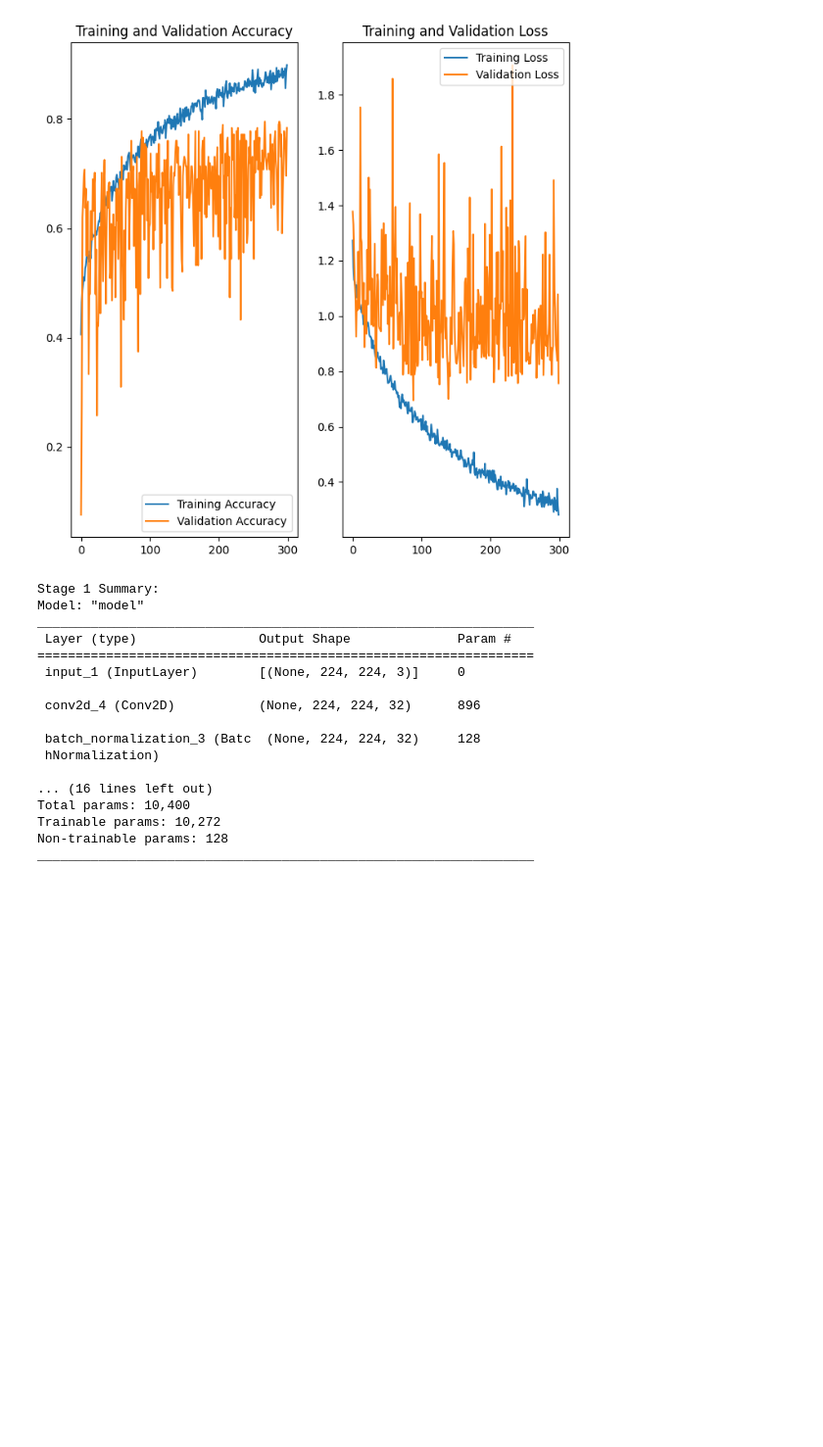
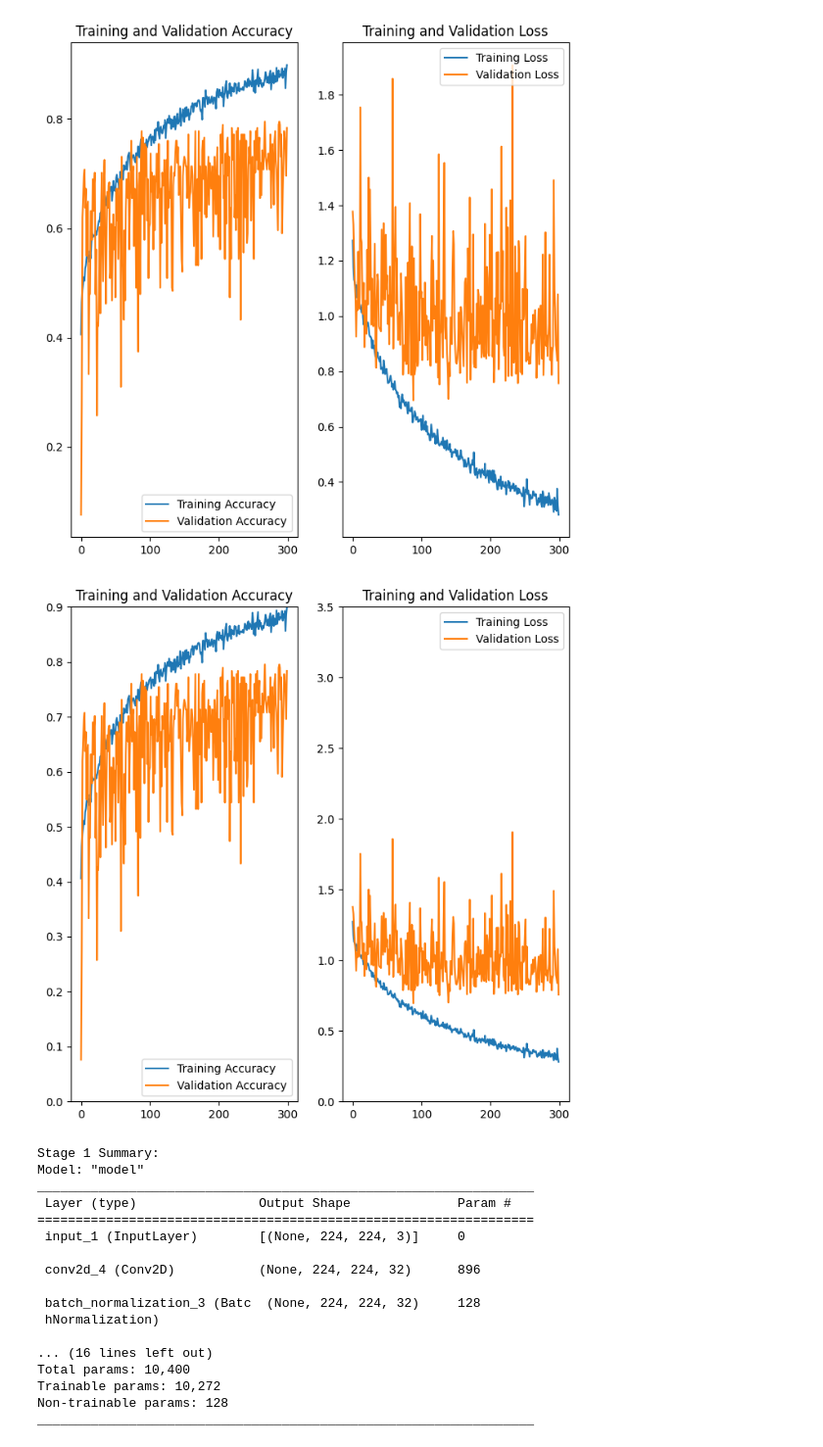
Before and after one commit to ghwjd/Lab, a Jupyter notebook: PeerJ_mem.ipynb, the cells around one changed output. Shown at 98% size. Saved outputs shown, nothing was run; the diff lists cells and outputs as text; code cells hidden in the pictures; blank space fills up the shorter version.

```diff
--- a/PeerJ_mem.ipynb
+++ b/PeerJ_mem.ipynb
@@ -281,14 +281,13 @@ with strategy.scope():
         channel_attention = Activation('sigmoid')(combined)
         return tf.keras.layers.multiply([x, channel_attention])
 
-    # Spatial Attention Module 정의 (수정)
+    # Spatial Attention Module 정의 -> 이게 성능이 더 좋음(논문대로 axis=3으로 하면 성능이 떨어짐)
     def spatial_attention(x):
-        avg_pool = tf.reduce_mean(x, axis=3, keepdims=True)
-        max_pool = tf.reduce_max(x, axis=3, keepdims=True)
-        combined = Concatenate(axis=3)([avg_pool, max_pool])
+        avg_pool = tf.reduce_mean(x, axis=-1, keepdims=True) #axis=3
+        max_pool = tf.reduce_max(x, axis=-1, keepdims=True) #axis=3
+        combined = Concatenate(axis=-1)([avg_pool, max_pool]) #axis=3
         spatial_attention = Conv2D(1, (7, 7), padding='same', activation='sigmoid', kernel_initializer='he_normal', use_bias=False)(combined)
         return tf.keras.layers.multiply([x, spatial_attention])
-
 
     # CBAM Block 정의
     def cbam_block(x):
@@ -458,6 +457,37 @@ plt.title('Training and Validation Loss')
 plt.show()
 # %% [output]
 [figure]
+# %%
+import matplotlib.pyplot as plt
+
+# 학습 결과 시각화
+acc = history.history['accuracy']
+val_acc = history.history['val_accuracy']
+loss = history.history['loss']
+val_loss = history.history['val_loss']
+
+epochs_range = range(300)
+
+plt.figure(figsize=(8, 8))
+
+# 첫 번째 그래프
+plt.subplot(1, 2, 1)
+plt.plot(epochs_range, acc, label='Training Accuracy')
+plt.plot(epochs_range, val_acc, label='Validation Accuracy')
+plt.ylim(0.0, 0.9)  # 첫 번째 이미지의 y축 범위 설정
+plt.legend(loc='lower right')
+plt.title('Training and Validation Accuracy')
+
+# 두 번째 그래프
+plt.subplot(1, 2, 2)
+plt.plot(epochs_range, loss, label='Training Loss')
+plt.plot(epochs_range, val_loss, label='Validation Loss')
+plt.ylim(0.0, 3.5)  # 첫 번째 이미지의 y축 범위 설정
+plt.legend(loc='upper right')
+plt.title('Training and Validation Loss')
+plt.show()
+# %% [output]
+[figure, added]
 # %%
 # Stage 1 summary
 stage1_output = stage1(input_tensor)
```
Also changed, not shown: parts of 2 cells of this notebook.
